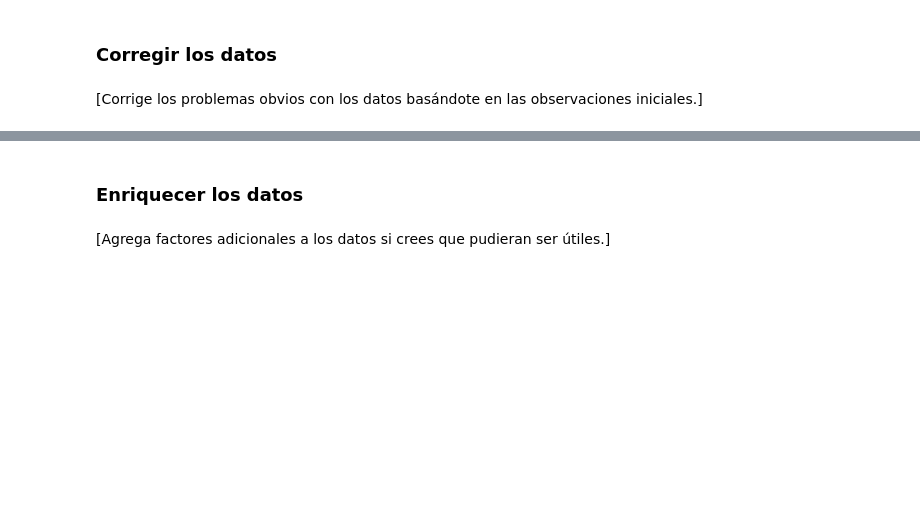
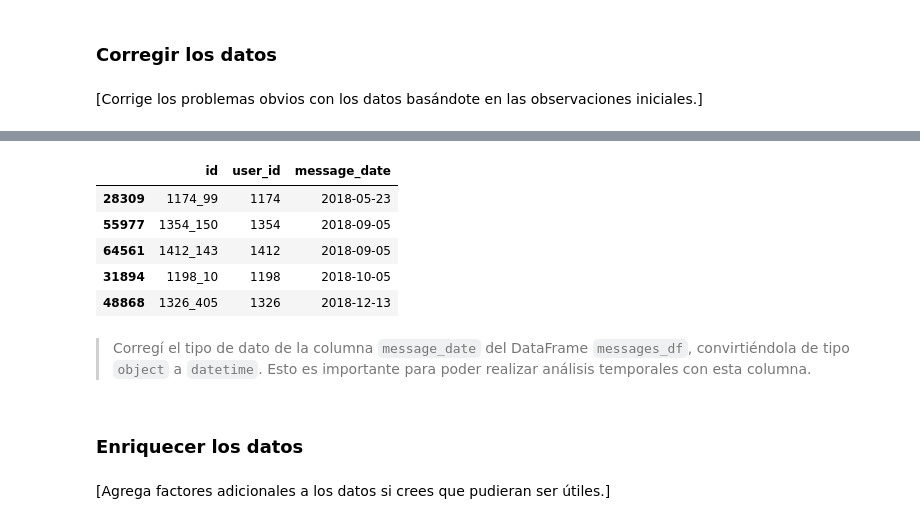
Before and after one commit to Davichobacter/data_science_tt, a Jupyter notebook: notebook.ipynb, the cells around one changed output, grey strips where cells are left out. Drawn from its saved outputs; the diff is of its cells as text; code cells hidden in the pictures; blank space fills up the shorter version.

```diff
--- a/notebook.ipynb
+++ b/notebook.ipynb
@@ -339,3 +390,14 @@ calls_df.sample(5)
+# %%
+messages_df.sample(5)
+# %% [output]
+|  | id | user_id | message_date |
+| 28309 | 1174_99 | 1174 | 2018-05-23 |
+| 55977 | 1354_150 | 1354 | 2018-09-05 |
+| 64561 | 1412_143 | 1412 | 2018-09-05 |
+| 31894 | 1198_10 | 1198 | 2018-10-05 |
+| 48868 | 1326_405 | 1326 | 2018-12-13 |
+# %% [markdown]
+> Corregí el tipo de dato de la columna `message_date` del DataFrame `messages_df`, convirtiéndola de tipo `object` a `datetime`. Esto es importante para poder realizar análisis temporales con esta columna.
 # %% [markdown]
 ### Enriquecer los datos
 # %% [markdown]
```
Also changed, not shown: parts of 8 cells of this notebook.
